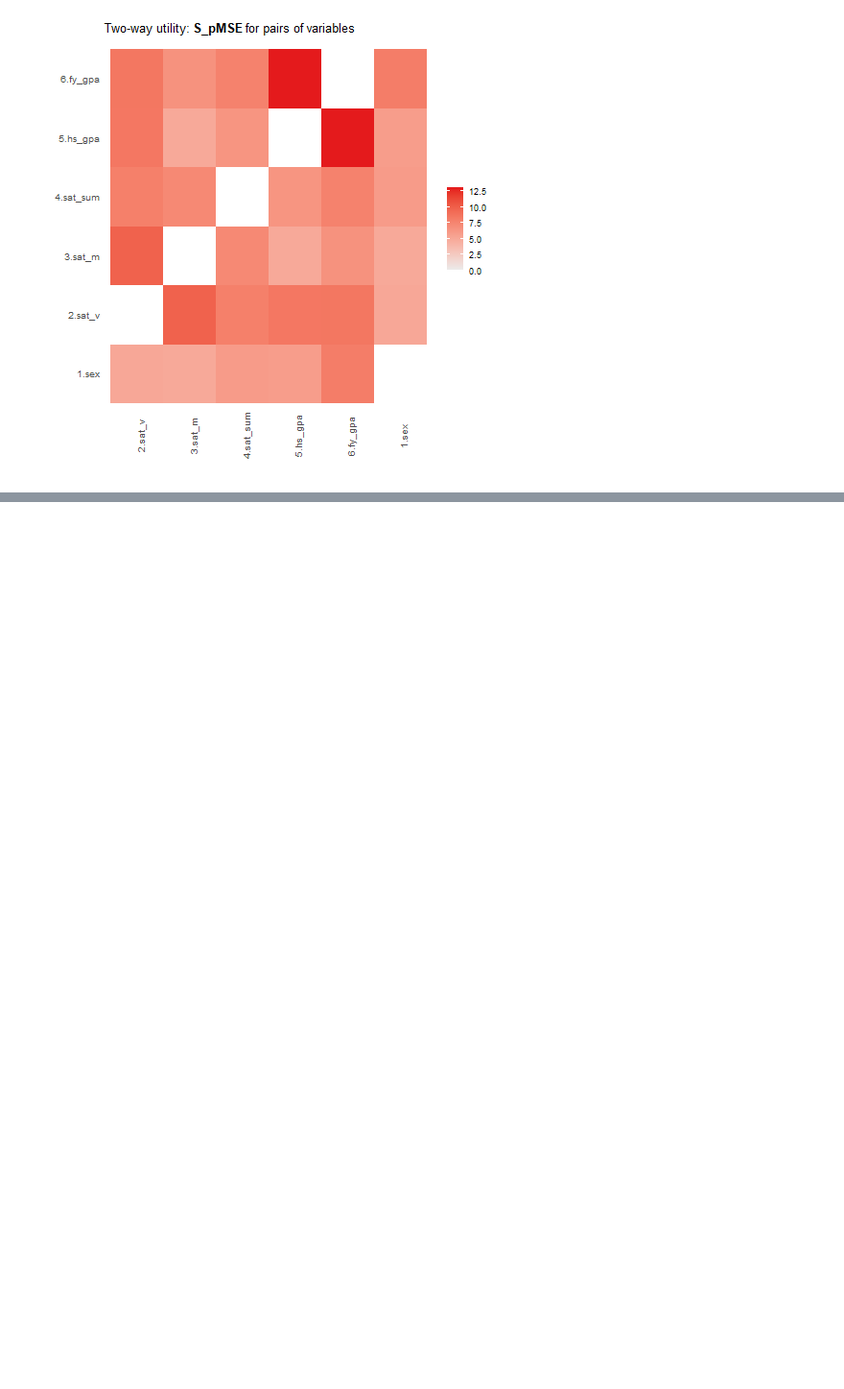
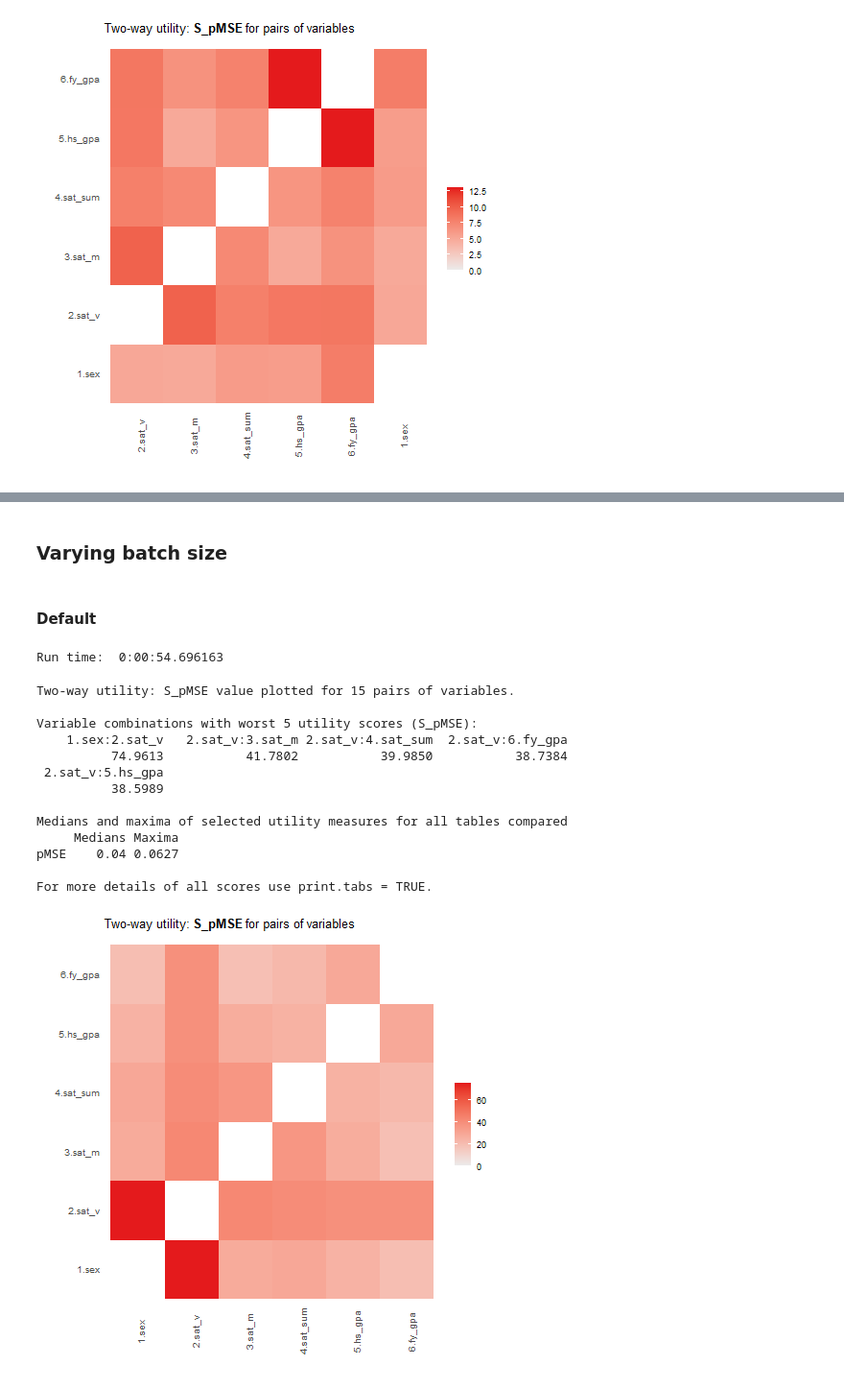
Before and after one commit to koobot/hgl_synth_challenge, a Jupyter notebook: ctgan.ipynb, the cells around one changed output, grey strips where cells are left out. Shown: that part at 96% size. Drawn from its saved outputs; the diff is of its cells as text; code cells hidden in the pictures; blank space fills up the shorter version.

```diff
--- a/ctgan.ipynb
+++ b/ctgan.ipynb
@@ -170,0 +170,28 @@ Table of selected utility measures
+# %%
+from datetime import datetime
+
+def run_ctgan(*args, **kwargs):
+    """ Easy way to alter hyperparameters for CTGAN.
+    Depends: on the post_process()
+    Returns: synthetic dataset with sample size = 1000
+    Also prints crude measure of run time for model. """
+    # Model generation
+    start_time = datetime.now()
+    model = CTGANSynthesizer(*args, **kwargs)
+    model.fit(df_copy, discrete_cols)
+    end_time = datetime.now()
+    run_time = end_time - start_time
+    print("Run time: ", run_time)
+    # Generate synthetic data
+    synth_df = model.sample(1000)
+    synth_df = post_process(synth_df)
+    return(synth_df)
+
+# Set up post-processing pipeline
+def post_process(df):
+    # Add sat_sum back on
+    sat_sum = df['sat_v'] + df['sat_m']
+    df.insert(loc=3, column='sat_sum', value=sat_sum)
+    # Round to 2-decimal places
+    df = df.round(2)
+    return(df)
@@ -170,0 +212,26 @@ Table of selected utility measures
+# %% [markdown]
+### Varying batch size
+# %% [markdown]
+#### Default
+# %%
+synth_df = run_ctgan(batch_size=500)
+# %% [output]
+Run time:  0:00:54.696163
+# %%
+%%R -i df,synth_df
+utility.tables(synth_df, df, tab.stats = "pMSE", tables = "twoway")
+# %% [output]
+Two-way utility: S_pMSE value plotted for 15 pairs of variables.
+
+Variable combinations with worst 5 utility scores (S_pMSE):
+    1.sex:2.sat_v   2.sat_v:3.sat_m 2.sat_v:4.sat_sum  2.sat_v:6.fy_gpa
+          74.9613           41.7802           39.9850           38.7384
+ 2.sat_v:5.hs_gpa
+          38.5989
+
+Medians and maxima of selected utility measures for all tables compared
+     Medians Maxima
+pMSE    0.04 0.0627
+
+For more details of all scores use print.tabs = TRUE.
+[figure, added]
```
Also changed, not shown: parts of 39 cells of this notebook.
